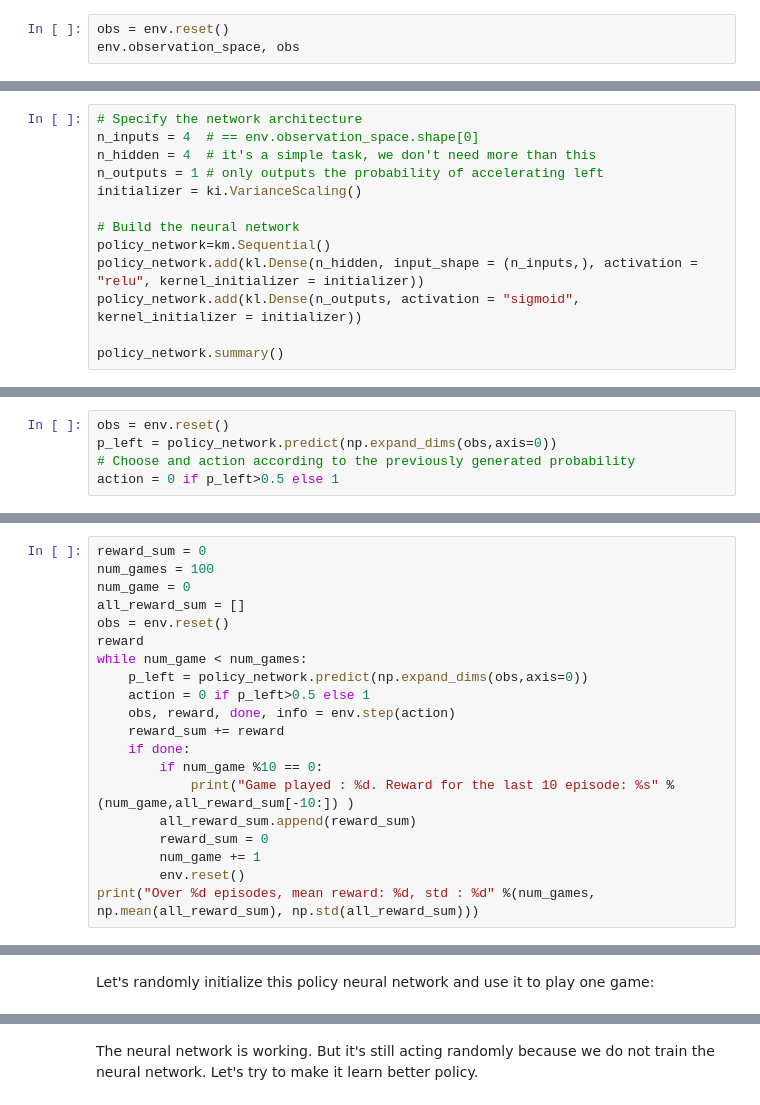
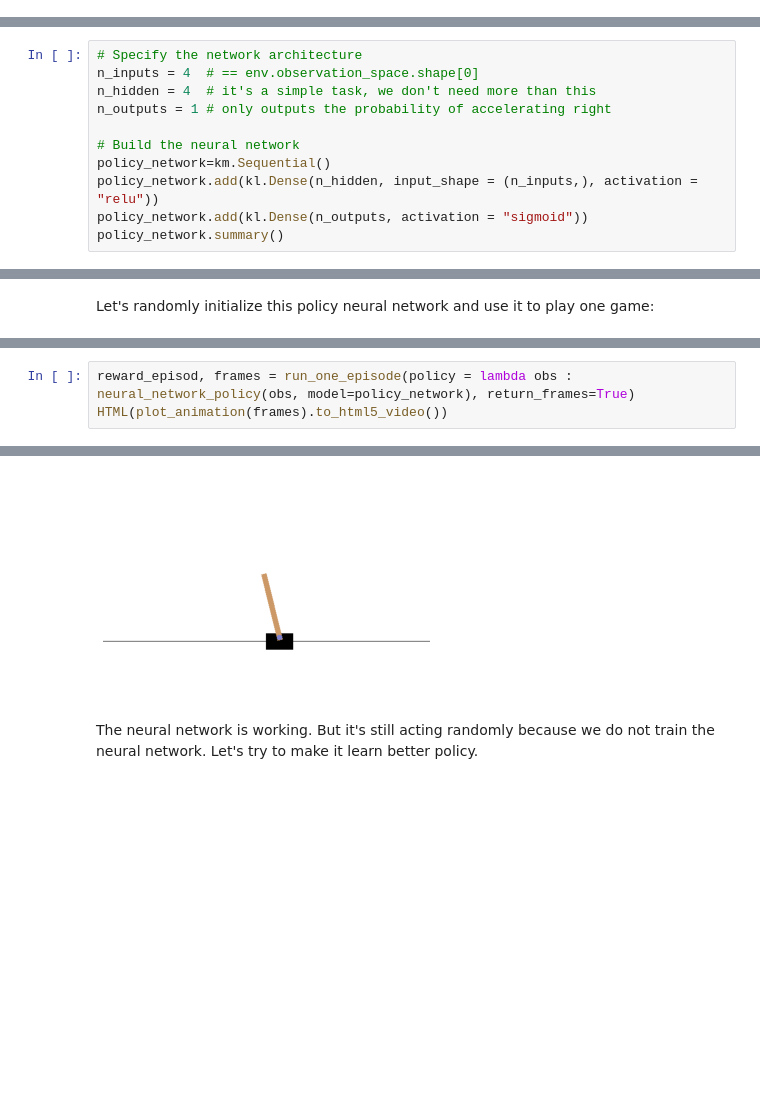
Before and after one commit to wikistat/AI-Frameworks, a Jupyter notebook: IntroductionDeepReinforcementLearning/Policy_Gradient.ipynb, the cells around one changed output, grey strips where cells are left out. Saved outputs shown, nothing was run; the diff lists cells and outputs as text; blank space fills up the shorter version.

```diff
--- a/IntroductionDeepReinforcementLearning/Policy_Gradient.ipynb
+++ b/IntroductionDeepReinforcementLearning/Policy_Gradient.ipynb
@@ -121,3 +119,0 @@ The `reset` command initialize the environement and return the first observation
-# %%
-obs = env.reset()
-env.observation_space, obs
@@ -266,12 +245,10 @@ Because this problem is simple, we can define a very simple architecture for our
 # Specify the network architecture
 n_inputs = 4  # == env.observation_space.shape[0]
 n_hidden = 4  # it's a simple task, we don't need more than this
-n_outputs = 1 # only outputs the probability of accelerating left
-initializer = ki.VarianceScaling()
+n_outputs = 1 # only outputs the probability of accelerating right
 
 # Build the neural network
 policy_network=km.Sequential()
-policy_network.add(kl.Dense(n_hidden, input_shape = (n_inputs,), activation = "relu", kernel_initializer = initializer))
-policy_network.add(kl.Dense(n_outputs, activation = "sigmoid", kernel_initializer = initializer))
-
+policy_network.add(kl.Dense(n_hidden, input_shape = (n_inputs,), activation = "relu"))
+policy_network.add(kl.Dense(n_outputs, activation = "sigmoid"))
 policy_network.summary()
@@ -281,5 +274,0 @@ We can now easily predict the probability of both actions given the observation:
-# %%
-obs = env.reset()
-p_left = policy_network.predict(np.expand_dims(obs,axis=0))
-# Choose and action according to the previously generated probability
-action = 0 if p_left>0.5 else 1
@@ -294,21 +283 @@ For example, if the environment only revealed the position of the cart but not i
 Let's see how this neural network policy perform.
-# %%
-reward_sum = 0
-num_games = 100
-num_game = 0
-all_reward_sum = []
-obs = env.reset()
-reward
-while num_game < num_games:
-    p_left = policy_network.predict(np.expand_dims(obs,axis=0))
-    action = 0 if p_left>0.5 else 1
-    obs, reward, done, info = env.step(action)
-    reward_sum += reward
-    if done:
-        if num_game %10 == 0:
-            print("Game played : %d. Reward for the last 10 episode: %s" %(num_game,all_reward_sum[-10:]) )
-        all_reward_sum.append(reward_sum)
-        reward_sum = 0
-        num_game += 1
-        env.reset()
-print("Over %d episodes, mean reward: %d, std : %d" %(num_games, np.mean(all_reward_sum), np.std(all_reward_sum)))
@@ -332,0 +300,4 @@ HTML(plot_animation(frames).to_html5_video())
+# %%
+reward_episod, frames = run_one_episode(policy = lambda obs : neural_network_policy(obs, model=policy_network), return_frames=True)
+HTML(plot_animation(frames).to_html5_video())
+# %% [output]
@@ -333,3 +305,4 @@ HTML(plot_animation(frames).to_html5_video())
+[figure, added]
 # %% [markdown]
 The neural network is working. But it's still acting randomly because we do not train the neural network. Let's try to make it learn better policy.
 # %% [markdown]
```
Also changed, not shown: parts of 52 cells of this notebook, 8 other files.
